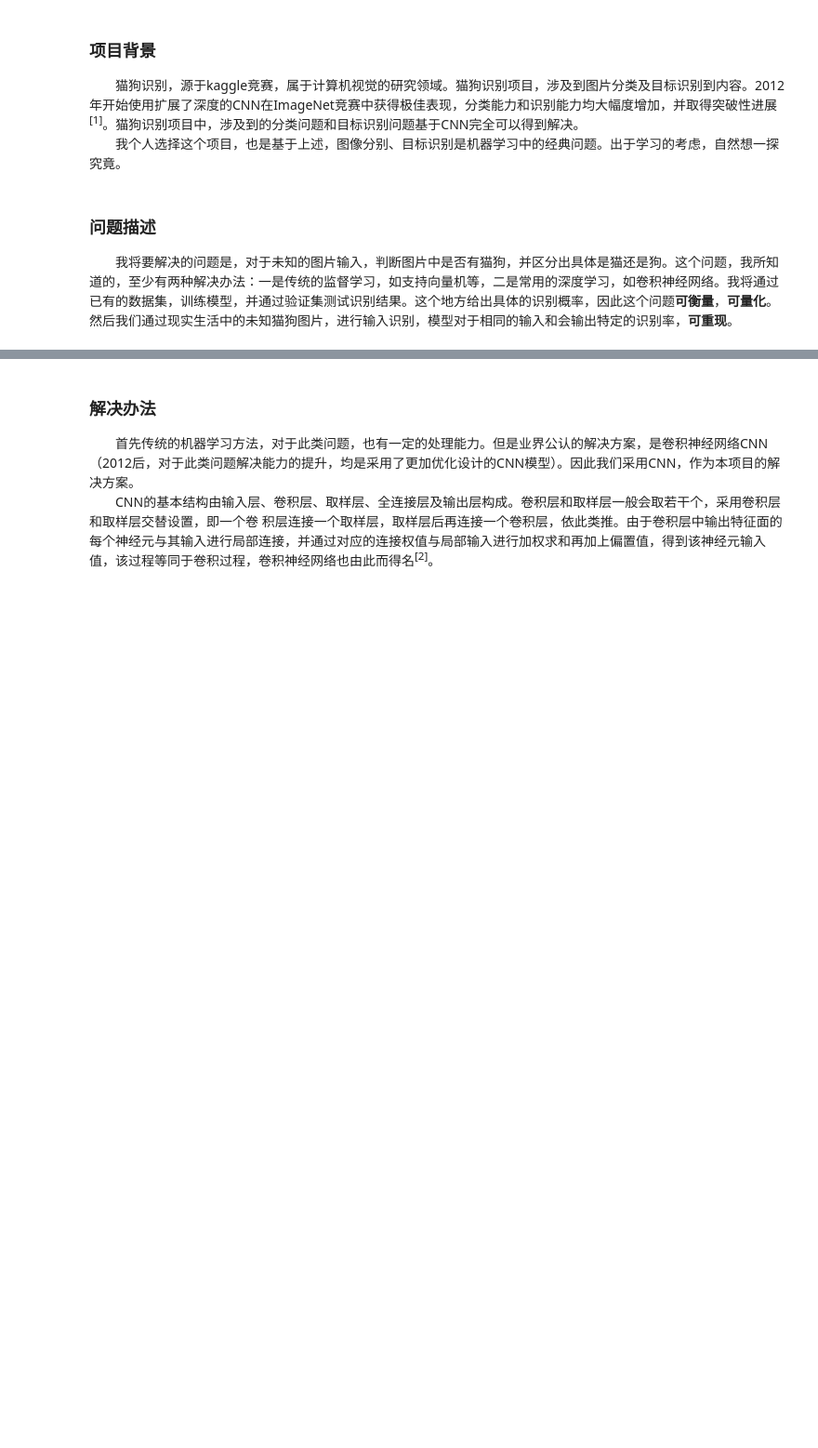
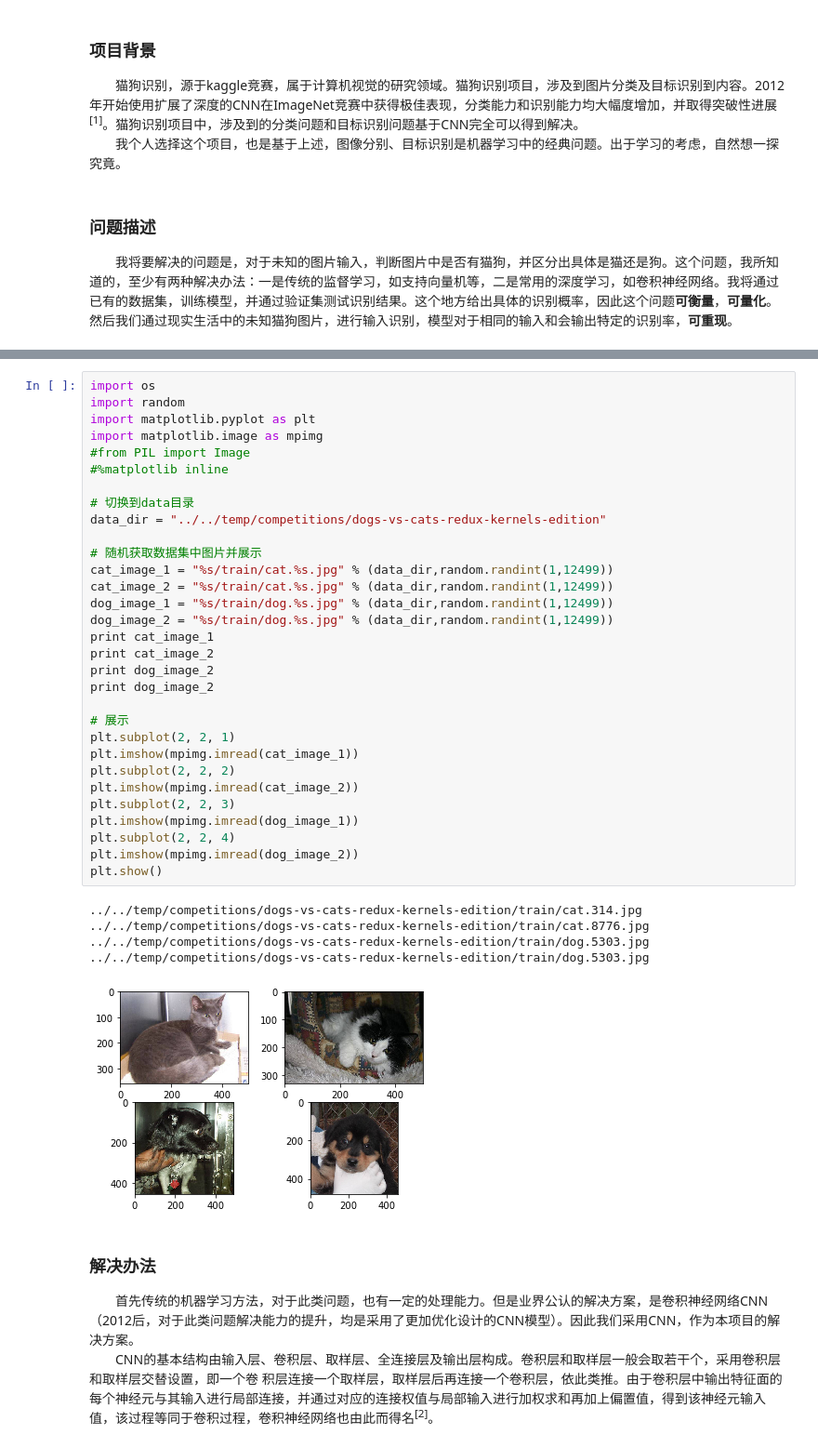
Before and after one commit to dongjinxian/dog_vs_cat, a Jupyter notebook: proposal/proposal.ipynb, the cells around one changed output, grey strips where cells are left out. Shown: that part at 93% size. Cells and saved outputs as stored; diff of their text form; blank space fills up the shorter version.

```diff
--- a/proposal/proposal.ipynb
+++ b/proposal/proposal.ipynb
@@ -19,3 +22,40 @@ March 20th, 2018
+# %%
+import os
+import random
+import matplotlib.pyplot as plt
+import matplotlib.image as mpimg
+#from PIL import Image
+#%matplotlib inline
+
+# 切换到data目录
+data_dir = "../../temp/competitions/dogs-vs-cats-redux-kernels-edition"
+
+# 随机获取数据集中图片并展示
+cat_image_1 = "%s/train/cat.%s.jpg" % (data_dir,random.randint(1,12499))
+cat_image_2 = "%s/train/cat.%s.jpg" % (data_dir,random.randint(1,12499))
+dog_image_1 = "%s/train/dog.%s.jpg" % (data_dir,random.randint(1,12499))
+dog_image_2 = "%s/train/dog.%s.jpg" % (data_dir,random.randint(1,12499))
+print cat_image_1
+print cat_image_2
+print dog_image_2
+print dog_image_2
+
+# 展示
+plt.subplot(2, 2, 1)
+plt.imshow(mpimg.imread(cat_image_1))
+plt.subplot(2, 2, 2)
+plt.imshow(mpimg.imread(cat_image_2))
+plt.subplot(2, 2, 3)
+plt.imshow(mpimg.imread(dog_image_1))
+plt.subplot(2, 2, 4)
+plt.imshow(mpimg.imread(dog_image_2))
+plt.show()
+# %% [output]
+../../temp/competitions/dogs-vs-cats-redux-kernels-edition/train/cat.314.jpg
+../../temp/competitions/dogs-vs-cats-redux-kernels-edition/train/cat.8776.jpg
+../../temp/competitions/dogs-vs-cats-redux-kernels-edition/train/dog.5303.jpg
+../../temp/competitions/dogs-vs-cats-redux-kernels-edition/train/dog.5303.jpg
+[figure, added]
 # %% [markdown]
 ### 解决办法
 &emsp;&emsp;首先传统的机器学习方法，对于此类问题，也有一定的处理能力。但是业界公认的解决方案，是卷积神经网络CNN（2012后，对于此类问题解决能力的提升，均是采用了更加优化设计的CNN模型）。因此我们采用CNN，作为本项目的解决方案。
```
Also changed, not shown: parts of 1 cell of this notebook, 1 other file.
